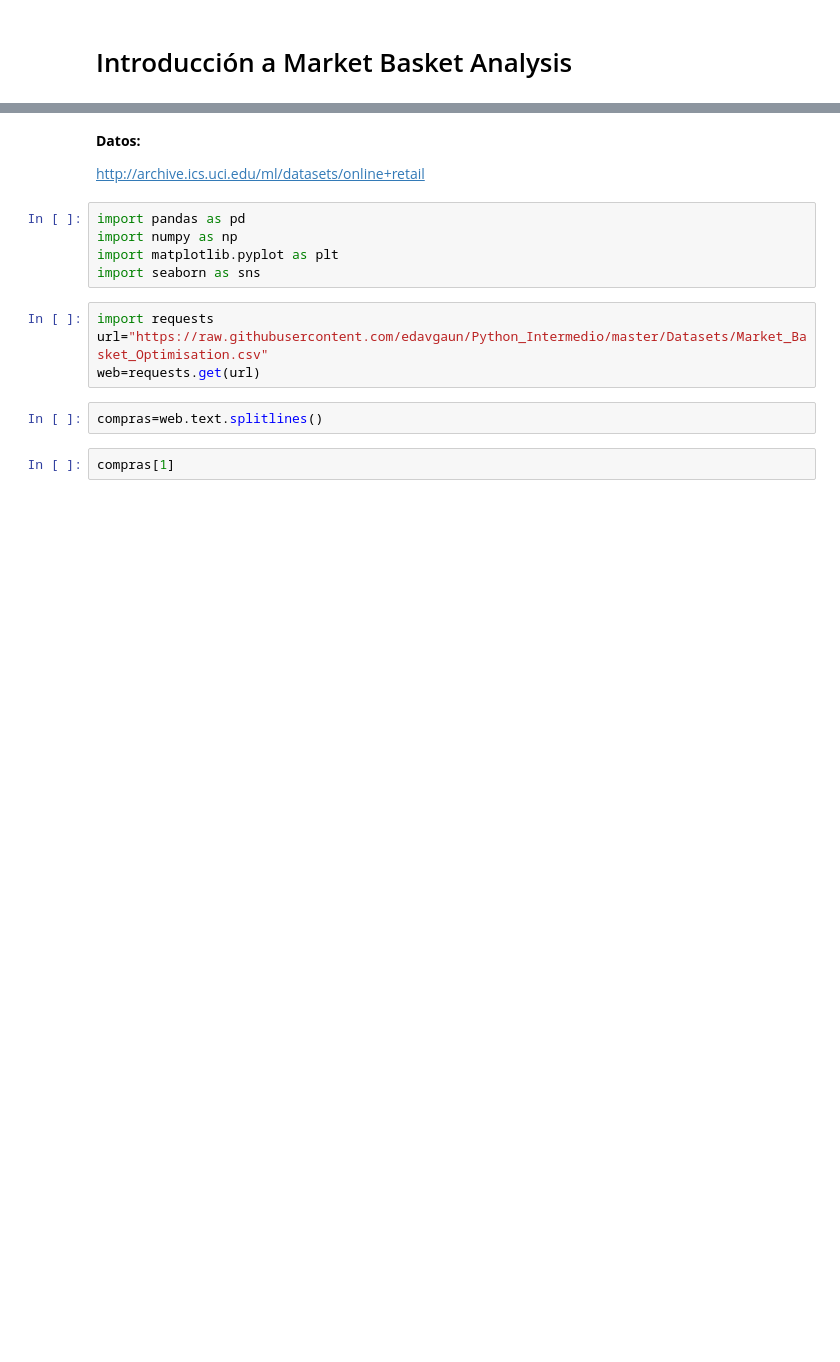
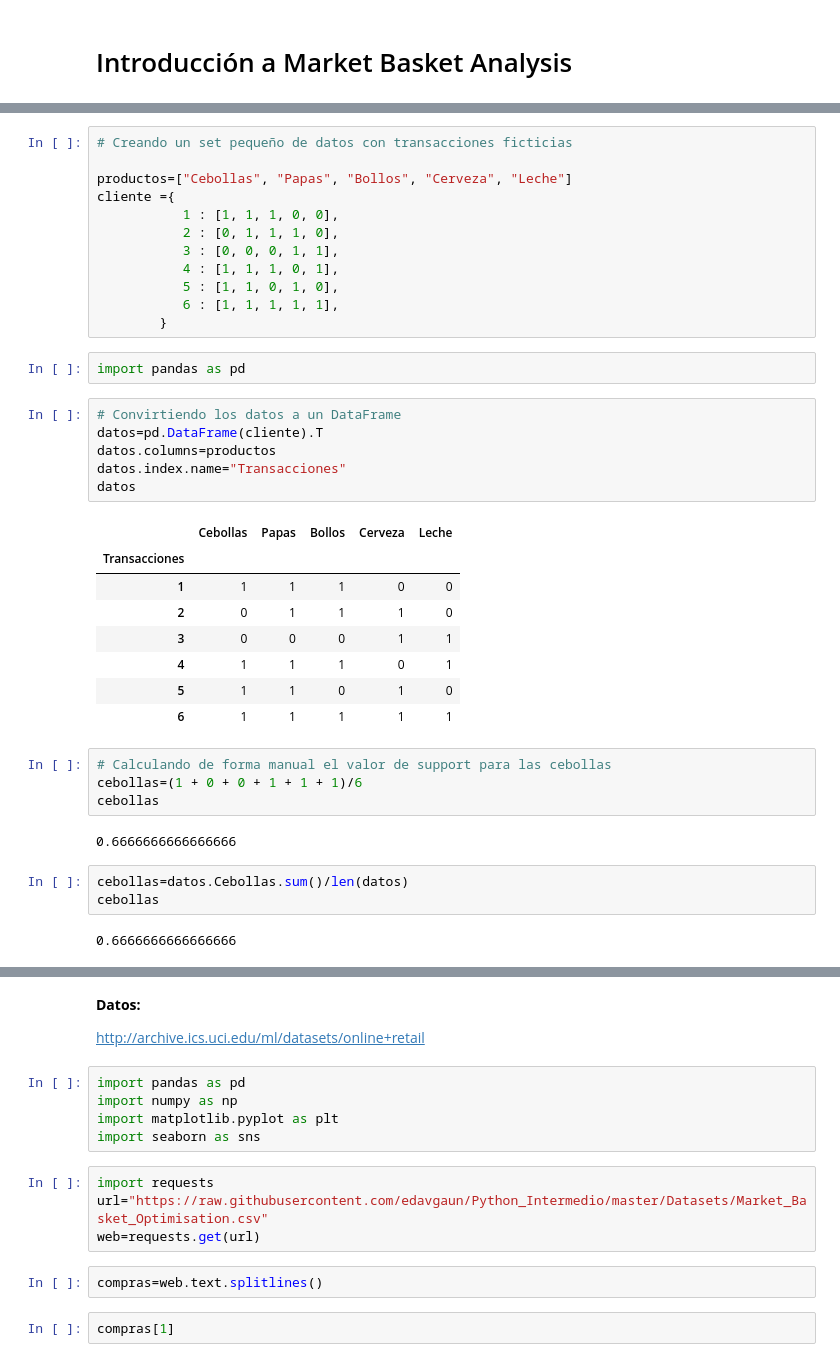
Before and after one commit to edavgaun/Python_Intermedio, a Jupyter notebook: Market_Basket_Analysis.ipynb, the cells around one changed output, grey strips where cells are left out. Drawn from its saved outputs; the diff is of its cells as text; blank space fills up the shorter version.

```diff
--- a/Market_Basket_Analysis.ipynb
+++ b/Market_Basket_Analysis.ipynb
@@ -8,0 +26,40 @@ Algoritmo que usa reglas de asociación para determinar que artículos se compra
+# %%
+# Creando un set pequeño de datos con transacciones ficticias
+
+productos=["Cebollas", "Papas", "Bollos", "Cerveza", "Leche"]
+cliente ={
+           1 : [1, 1, 1, 0, 0],
+           2 : [0, 1, 1, 1, 0],
+           3 : [0, 0, 0, 1, 1],
+           4 : [1, 1, 1, 0, 1],
+           5 : [1, 1, 0, 1, 0],
+           6 : [1, 1, 1, 1, 1],
+        }
+# %%
+import pandas as pd
+# %%
+# Convirtiendo los datos a un DataFrame
+datos=pd.DataFrame(cliente).T
+datos.columns=productos
+datos.index.name="Transacciones"
+datos
+# %% [output]
+|  | Cebollas | Papas | Bollos | Cerveza | Leche |
+| Transacciones |  |  |  |  |  |
+| 1 | 1 | 1 | 1 | 0 | 0 |
+| 2 | 0 | 1 | 1 | 1 | 0 |
+| 3 | 0 | 0 | 0 | 1 | 1 |
+| 4 | 1 | 1 | 1 | 0 | 1 |
+| 5 | 1 | 1 | 0 | 1 | 0 |
+| 6 | 1 | 1 | 1 | 1 | 1 |
+# %%
+# Calculando de forma manual el valor de support para las cebollas
+cebollas=(1 + 0 + 0 + 1 + 1 + 1)/6
+cebollas
+# %% [output]
+0.6666666666666666
+# %%
+cebollas=datos.Cebollas.sum()/len(datos)
+cebollas
+# %% [output]
+0.6666666666666666
```
Also changed, not shown: parts of 27 cells of this notebook.
